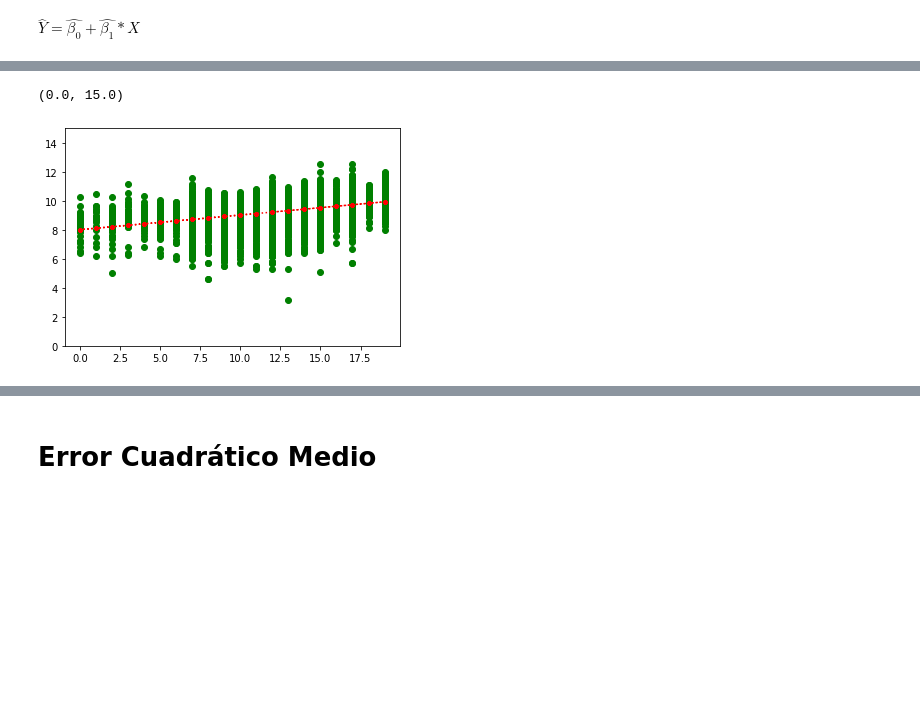
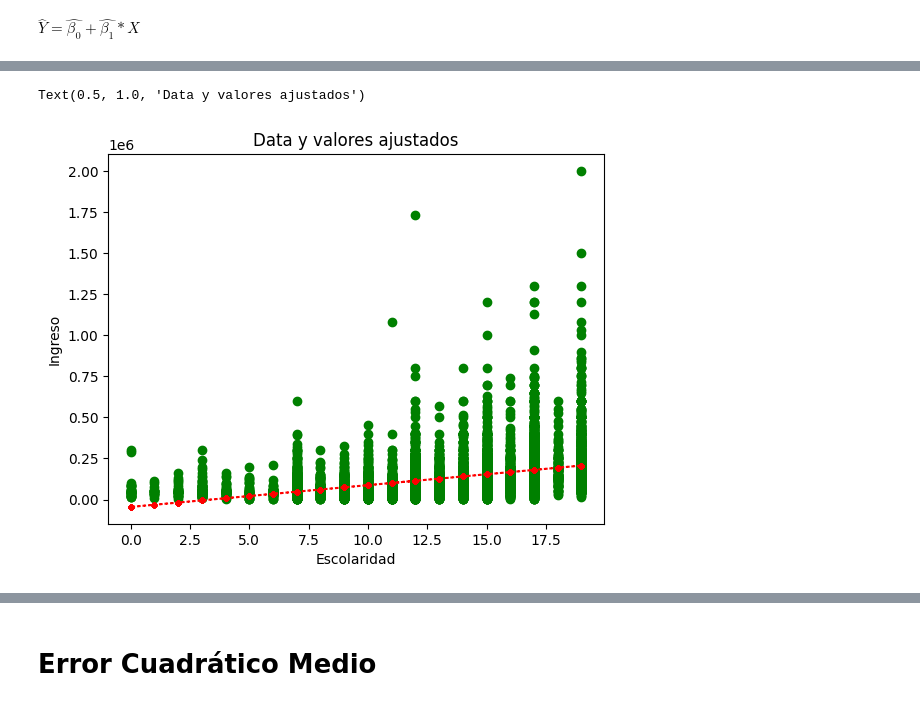
Before and after one commit to rpasquini/econometria-iae, a Jupyter notebook: OLS_2_Ajuste_Propiedades_Test_de_Hipótesis.ipynb, the cells around one changed output, grey strips where cells are left out. Saved outputs shown, nothing was run; the diff lists cells and outputs as text; code cells hidden in the pictures; blank space fills up the shorter version.

```diff
--- a/OLS_2_Ajuste_Propiedades_Test_de_Hipótesis.ipynb
+++ b/OLS_2_Ajuste_Propiedades_Test_de_Hipótesis.ipynb
@@ -67,2 +91,2 @@ Name: ingtot_2, Length: 12501, dtype: int64
 # %%
-df=df.loc[df.aesc<20]
+df=df.loc[df.aesc<90]
@@ -91,5 +98,3 @@ df.aesc.hist(bins=40)
-# %%
-df=df[df.aesc<99]
 # %% [markdown]
 Estimar la regresion va a requerir varios pasos que me tengo que asegurar que se cumplan:
 
@@ -105,7 +110,7 @@ Defino el modelo con sm.OLS
 Agrego la constante usando sm.add_constant
 Uso la opción "drop" para eliminar filas con missing values
 # %%
-modelo=sm.OLS(df['logingreso'],sm.add_constant(df['aesc']), missing='drop')
+modelo=sm.OLS(df['ingreso'],sm.add_constant(df['aesc']), missing='drop')
 # %%
 resultados=modelo.fit()
 print(resultados.summary())
@@ -164,3 +173,5 @@ resultados.params['aesc']
+# %%
+df=df[['ingreso','aesc']].dropna()
 # %% [markdown]
 # Predicción
 # %% [markdown]
@@ -225,12 +236,18 @@ plt.scatter(df.aesc, resultados.predict())
 # %%
-plt.scatter(df.aesc, df.logingreso, color='green')
+plt.scatter(df.aesc, df.ingreso, color='green')
 
 plt.plot(df.aesc, resultados.predict(), color= "red", marker='.', linestyle=':')
 
-plt.ylim(0,15)
+plt.xlabel('Escolaridad')
+
+plt.ylabel('Ingreso')
+
+plt.title('Data y valores ajustados')
+
+#plt.ylim(0,15)
 # %% [output]
-(0.0, 15.0)
+Text(0.5, 1.0, 'Data y valores ajustados')
-[figure, old version]
+[figure, new version]
 # %%
 resultados.predict()
 # %% [output]
```
Also changed, not shown: parts of 41 cells of this notebook.
